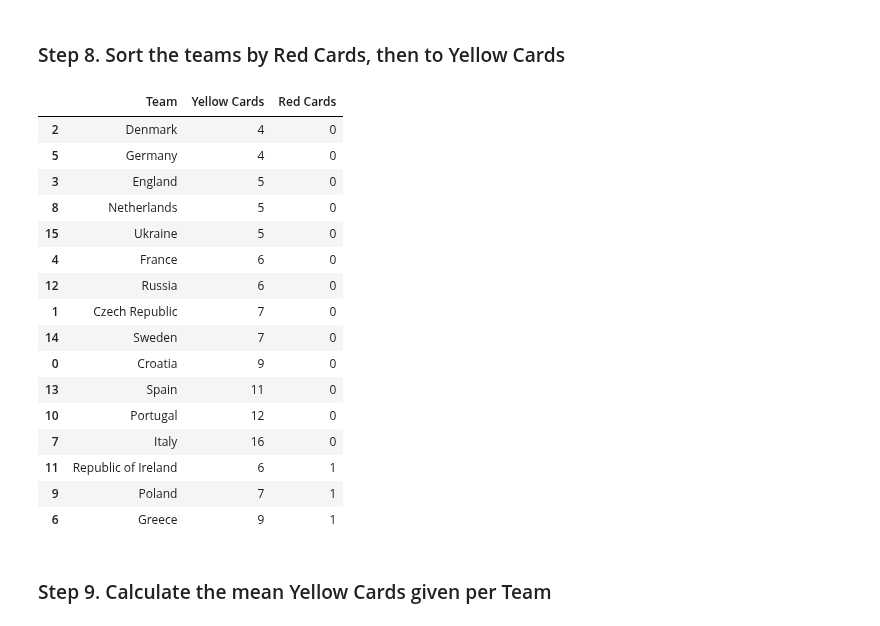
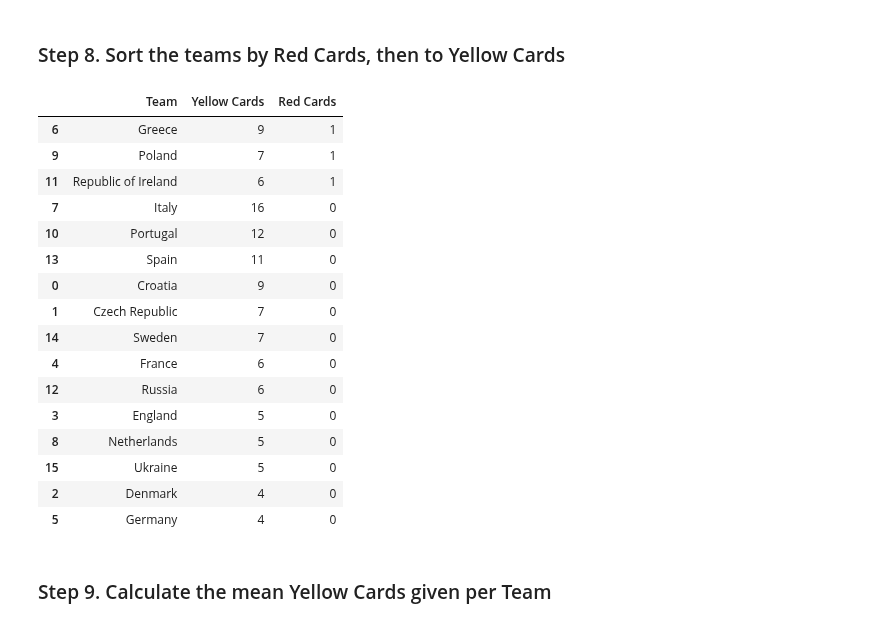
Before and after one commit to alexadodu/2026-10-BILBAO-FT-Data-Science, a Jupyter notebook: 2-Data_Analysis/2-Pandas/Practica/3-Euro12/Euro12_alexa.ipynb, the cells around one changed output. Cells and saved outputs as stored; diff of their text form; code cells hidden in the pictures.

```diff
--- a/2-Data_Analysis/2-Pandas/Practica/3-Euro12/Euro12_alexa.ipynb
+++ b/2-Data_Analysis/2-Pandas/Practica/3-Euro12/Euro12_alexa.ipynb
@@ -83,25 +87,25 @@ discipline.head()
 # %% [markdown]
 ### Step 8. Sort the teams by Red Cards, then to Yellow Cards
 # %%
-discipline.sort_values(by=["Red Cards", "Yellow Cards"])
+discipline.sort_values(by=["Red Cards", "Yellow Cards"], ascending=False)
 # %% [output]
 |  | Team | Yellow Cards | Red Cards |
-| 2 | Denmark | 4 | 0 |
-| 5 | Germany | 4 | 0 |
+| 6 | Greece | 9 | 1 |
+| 9 | Poland | 7 | 1 |
+| 11 | Republic of Ireland | 6 | 1 |
+| 7 | Italy | 16 | 0 |
+| 10 | Portugal | 12 | 0 |
+| 13 | Spain | 11 | 0 |
+| 0 | Croatia | 9 | 0 |
+| 1 | Czech Republic | 7 | 0 |
+| 14 | Sweden | 7 | 0 |
+| 4 | France | 6 | 0 |
+| 12 | Russia | 6 | 0 |
 | 3 | England | 5 | 0 |
 | 8 | Netherlands | 5 | 0 |
 | 15 | Ukraine | 5 | 0 |
-| 4 | France | 6 | 0 |
-| 12 | Russia | 6 | 0 |
-| 1 | Czech Republic | 7 | 0 |
-| 14 | Sweden | 7 | 0 |
-| 0 | Croatia | 9 | 0 |
-| 13 | Spain | 11 | 0 |
-| 10 | Portugal | 12 | 0 |
-| 7 | Italy | 16 | 0 |
-| 11 | Republic of Ireland | 6 | 1 |
-| 9 | Poland | 7 | 1 |
-| 6 | Greece | 9 | 1 |
+| 2 | Denmark | 4 | 0 |
+| 5 | Germany | 4 | 0 |
 # %% [markdown]
 ### Step 9. Calculate the mean Yellow Cards given per Team
 # %%
```
Also changed, not shown: parts of 5 cells of this notebook, 4 other files.
